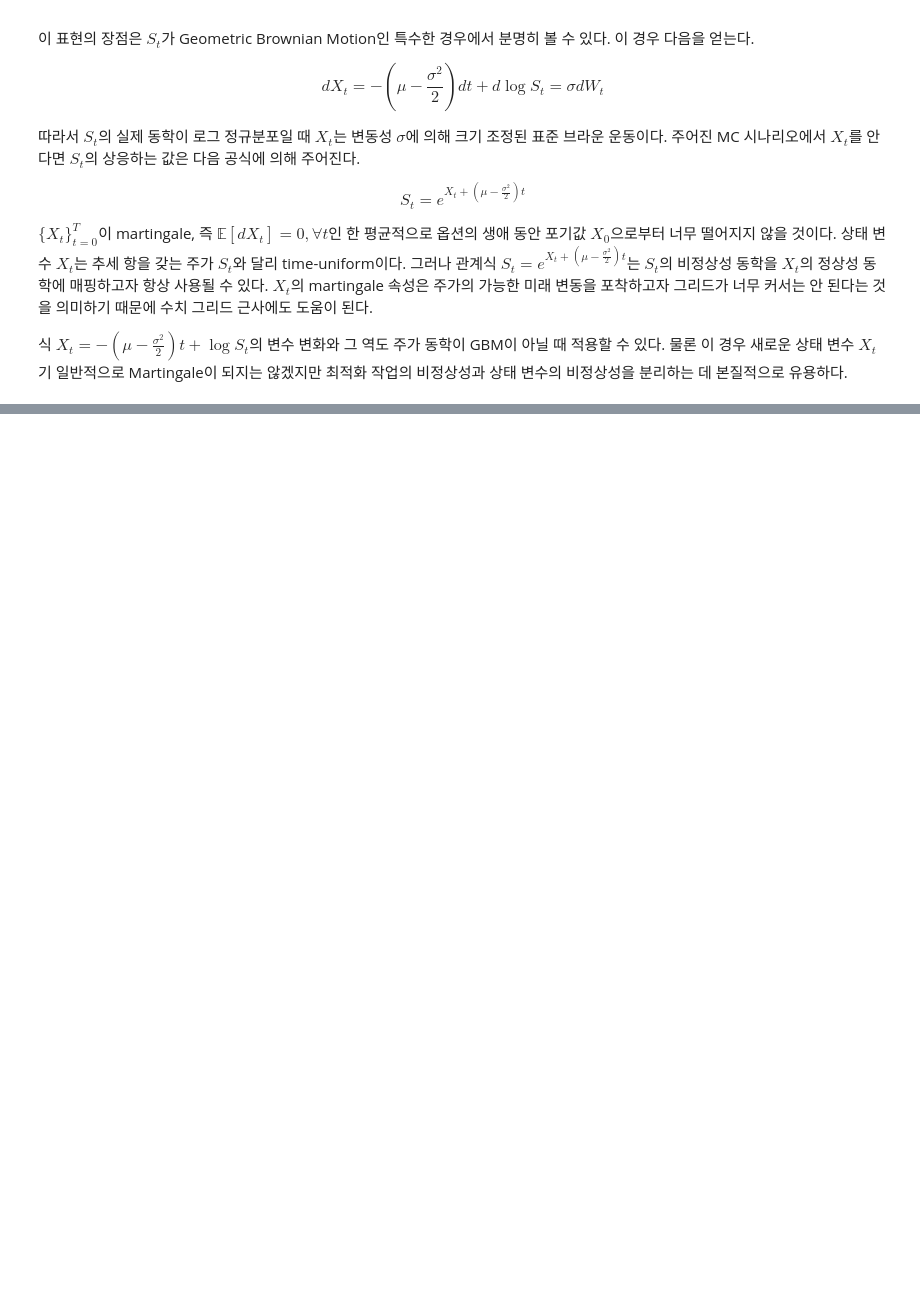
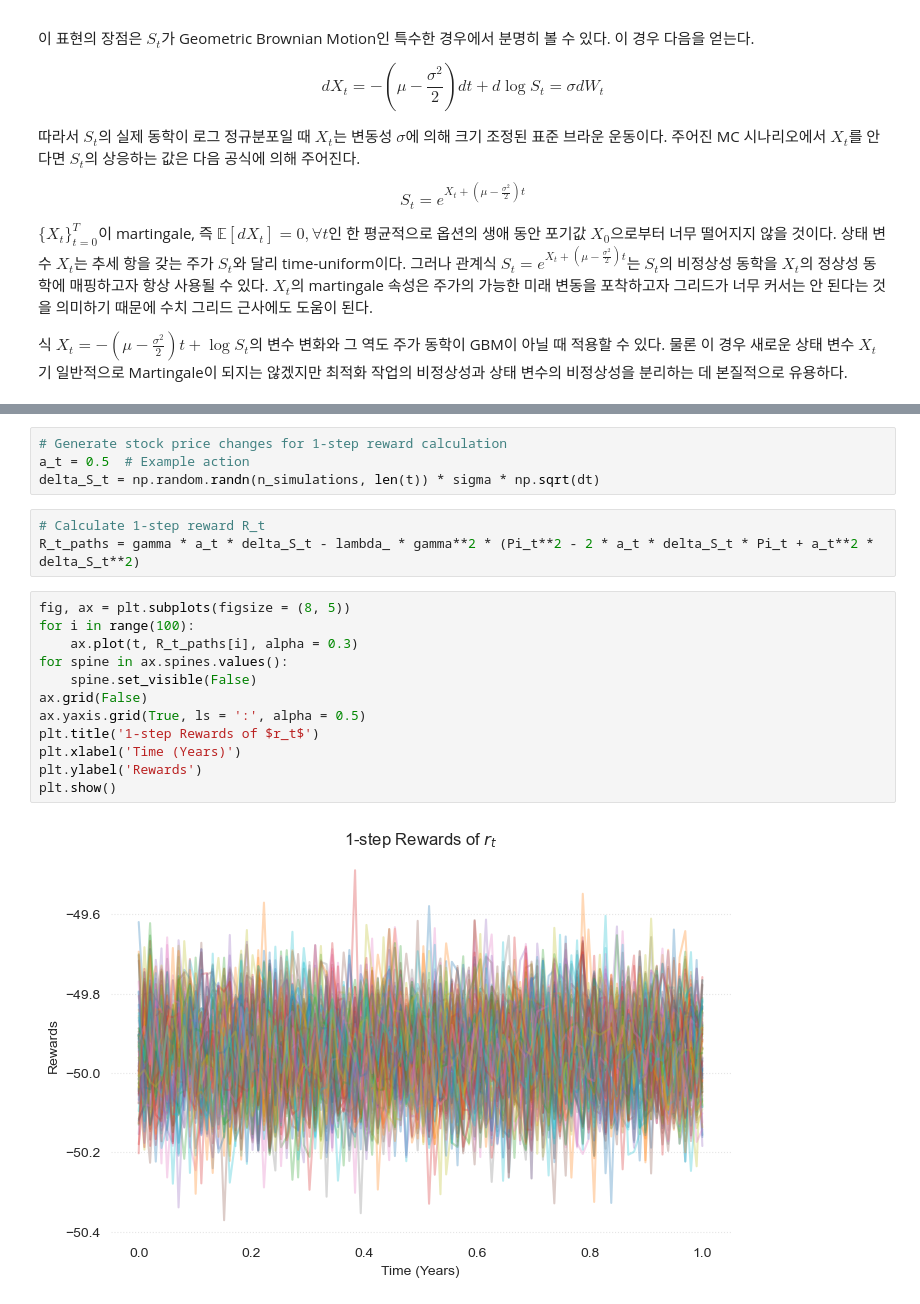
Before and after one commit to Tommylee1013/FinancialDeepLearning, a Jupyter notebook: Notes/ReinforcementLearning/QLBSModel.ipynb, the cells around one changed output, grey strips where cells are left out. Cells and saved outputs as stored; diff of their text form; blank space fills up the shorter version.

```diff
--- a/Notes/ReinforcementLearning/QLBSModel.ipynb
+++ b/Notes/ReinforcementLearning/QLBSModel.ipynb
@@ -28,0 +150,21 @@ $$u_t (S_t) = a_t(X_t(S_t)) = a_t \left(\log S_t - \left( \mu - \frac{\sigma^2}{
+# %%
+# Generate stock price changes for 1-step reward calculation
+a_t = 0.5  # Example action
+delta_S_t = np.random.randn(n_simulations, len(t)) * sigma * np.sqrt(dt)
+# %%
+# Calculate 1-step reward R_t
+R_t_paths = gamma * a_t * delta_S_t - lambda_ * gamma**2 * (Pi_t**2 - 2 * a_t * delta_S_t * Pi_t + a_t**2 * delta_S_t**2)
+# %%
+fig, ax = plt.subplots(figsize = (8, 5))
+for i in range(100):
+    ax.plot(t, R_t_paths[i], alpha = 0.3)
+for spine in ax.spines.values():
+    spine.set_visible(False)
+ax.grid(False)
+ax.yaxis.grid(True, ls = ':', alpha = 0.5)
+plt.title('1-step Rewards of $r_t$')
+plt.xlabel('Time (Years)')
+plt.ylabel('Rewards')
+plt.show()
+# %% [output]
+[figure, added]
```
Also changed, not shown: parts of 16 cells of this notebook.
